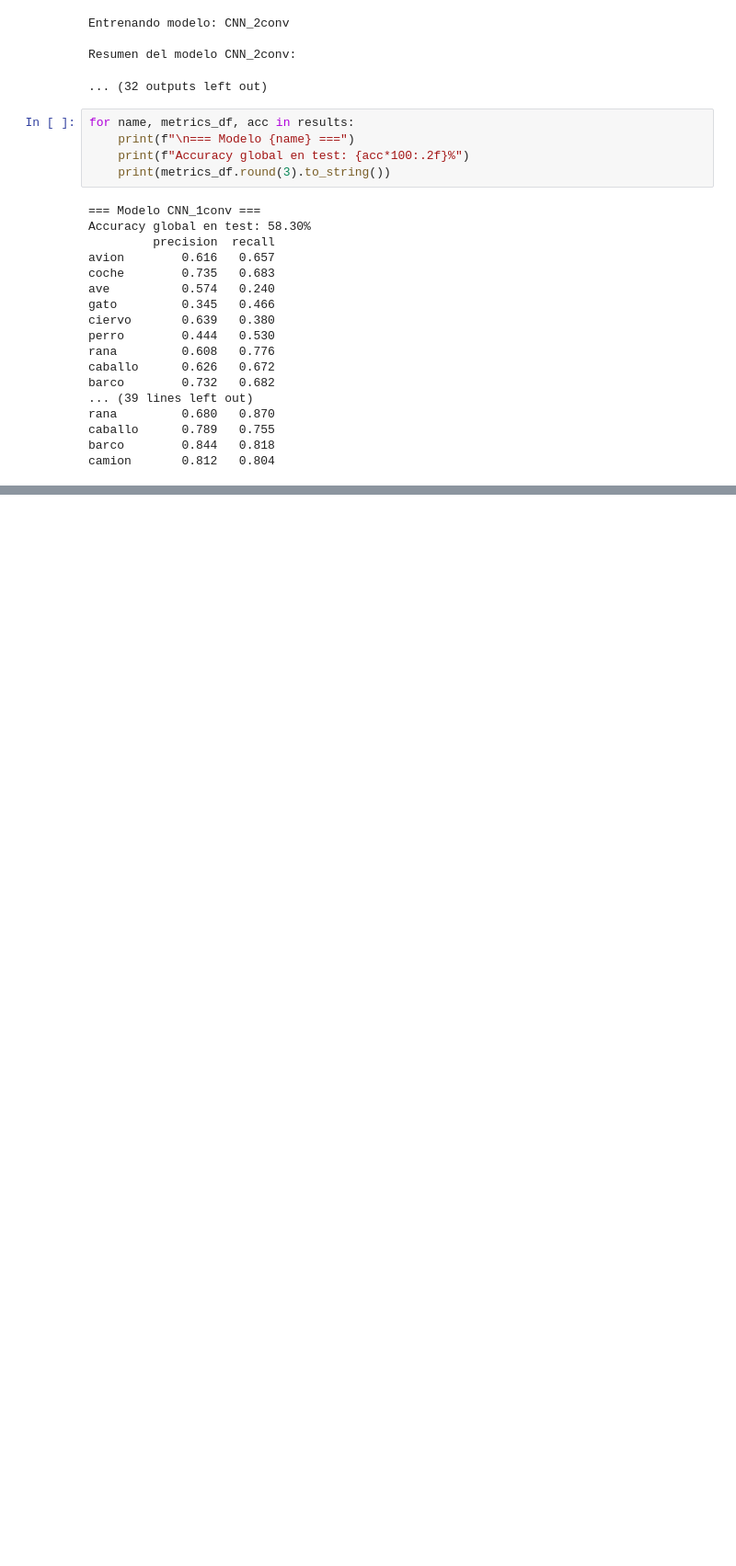
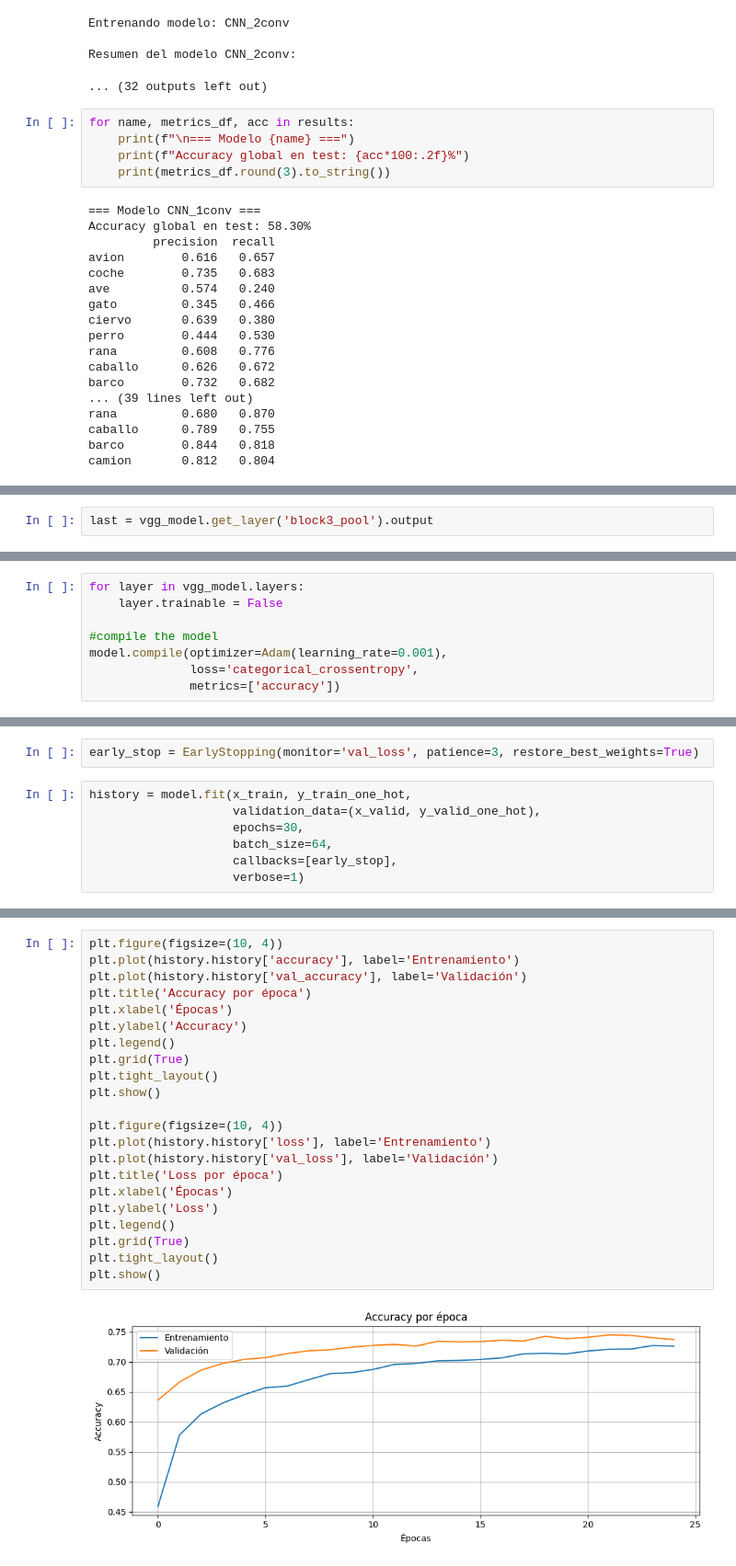
Before and after one commit to cabamarcos/CIFAR10_CNN, a Jupyter notebook: muinar06_act2_individual.ipynb, the cells around one changed output, grey strips where cells are left out. Shown at 92% size. Drawn from its saved outputs; the diff is of its cells as text; blank space fills up the shorter version.

Commit message:
Modelo preentrenado, cnn terminado, explicar resultados

```diff
--- a/muinar06_act2_individual.ipynb
+++ b/muinar06_act2_individual.ipynb
@@ -460,0 +514,2 @@ camion       0.812   0.804
+# %%
+last = vgg_model.get_layer('block3_pool').output
@@ -460,0 +526,8 @@ camion       0.812   0.804
+# %%
+for layer in vgg_model.layers:
+    layer.trainable = False
+
+#compile the model
+model.compile(optimizer=Adam(learning_rate=0.001),
+              loss='categorical_crossentropy',
+              metrics=['accuracy'])
@@ -460,0 +558,9 @@ camion       0.812   0.804
+# %%
+early_stop = EarlyStopping(monitor='val_loss', patience=3, restore_best_weights=True)
+# %%
+history = model.fit(x_train, y_train_one_hot,
+                    validation_data=(x_valid, y_valid_one_hot),
+                    epochs=30,
+                    batch_size=64,
+                    callbacks=[early_stop],
+                    verbose=1)
@@ -460,0 +585,24 @@ camion       0.812   0.804
+# %%
+plt.figure(figsize=(10, 4))
+plt.plot(history.history['accuracy'], label='Entrenamiento')
+plt.plot(history.history['val_accuracy'], label='Validación')
+plt.title('Accuracy por época')
+plt.xlabel('Épocas')
+plt.ylabel('Accuracy')
+plt.legend()
+plt.grid(True)
+plt.tight_layout()
+plt.show()
+
+plt.figure(figsize=(10, 4))
+plt.plot(history.history['loss'], label='Entrenamiento')
+plt.plot(history.history['val_loss'], label='Validación')
+plt.title('Loss por época')
+plt.xlabel('Épocas')
+plt.ylabel('Loss')
+plt.legend()
+plt.grid(True)
+plt.tight_layout()
+plt.show()
+# %% [output]
+[figure, added]
```
Also changed, not shown: parts of 13 cells of this notebook.
